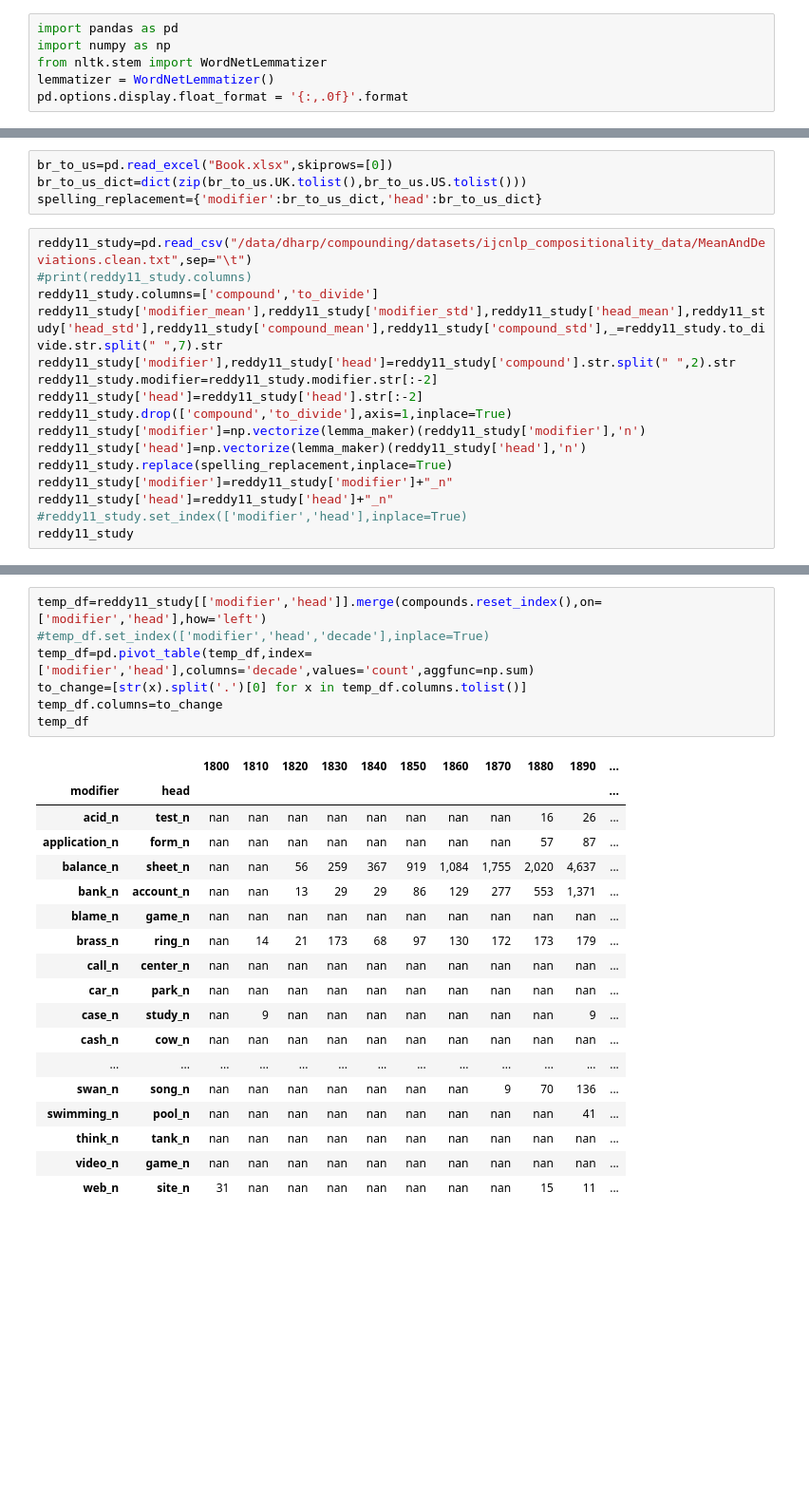
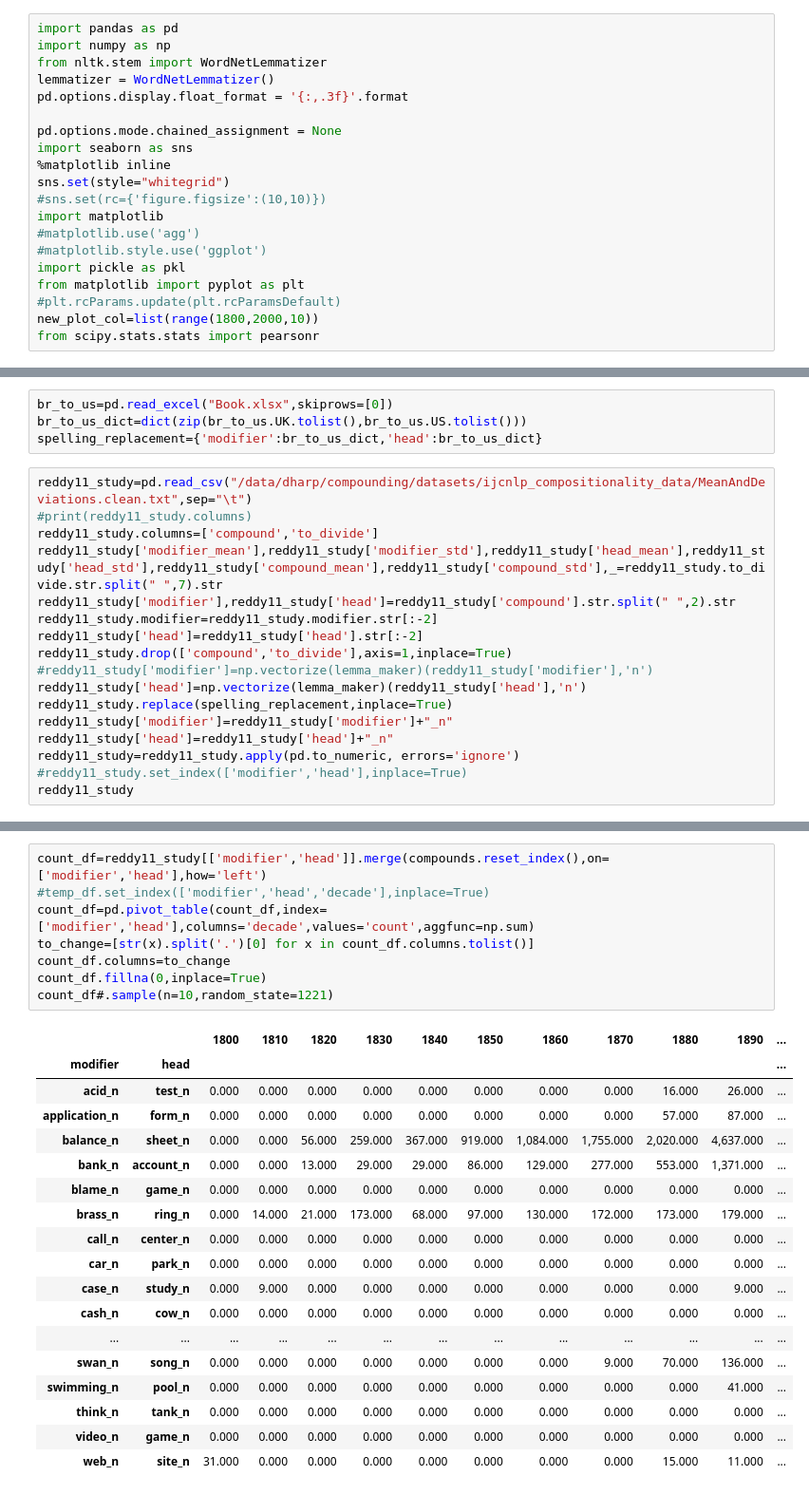
Before and after one commit to prajitdhar/Compounding, a Jupyter notebook: novel_compound_predictor/MeaningShift.ipynb, the cells around one changed output, grey strips where cells are left out. Shown at 95% size. Saved outputs shown, nothing was run; the diff lists cells and outputs as text; blank space fills up the shorter version.

Commit message:
Updated MeaningShift for CompoundCentric setting

```diff
--- a/novel_compound_predictor/MeaningShift.ipynb
+++ b/novel_compound_predictor/MeaningShift.ipynb
@@ -1,9 +1,23 @@
-# %%
-import pandas as pd
-import numpy as np
-from nltk.stem import WordNetLemmatizer
-lemmatizer = WordNetLemmatizer()
-pd.options.display.float_format = '{:,.0f}'.format
+# %%
+import pandas as pd
+import numpy as np
+from nltk.stem import WordNetLemmatizer
+lemmatizer = WordNetLemmatizer()
+pd.options.display.float_format = '{:,.3f}'.format
+
+pd.options.mode.chained_assignment = None
+import seaborn as sns
+%matplotlib inline
+sns.set(style="whitegrid")
+#sns.set(rc={'figure.figsize':(10,10)})
+import matplotlib
+#matplotlib.use('agg')
+#matplotlib.style.use('ggplot')
+import pickle as pkl
+from matplotlib import pyplot as plt
+#plt.rcParams.update(plt.rcParamsDefault)
+new_plot_col=list(range(1800,2000,10))
+from scipy.stats.stats import pearsonr
 # %%
 def lemma_maker(x, y):
     return lemmatizer.lemmatize(x,y)
@@ -20,11 +34,12 @@ reddy11_study['modifier'],reddy11_study['head']=reddy11_study['compound'].str.sp
 reddy11_study.modifier=reddy11_study.modifier.str[:-2]
 reddy11_study['head']=reddy11_study['head'].str[:-2]
 reddy11_study.drop(['compound','to_divide'],axis=1,inplace=True)
-reddy11_study['modifier']=np.vectorize(lemma_maker)(reddy11_study['modifier'],'n')
+#reddy11_study['modifier']=np.vectorize(lemma_maker)(reddy11_study['modifier'],'n')
 reddy11_study['head']=np.vectorize(lemma_maker)(reddy11_study['head'],'n')
 reddy11_study.replace(spelling_replacement,inplace=True)
 reddy11_study['modifier']=reddy11_study['modifier']+"_n"
 reddy11_study['head']=reddy11_study['head']+"_n"
+reddy11_study=reddy11_study.apply(pd.to_numeric, errors='ignore')
 #reddy11_study.set_index(['modifier','head'],inplace=True)
 reddy11_study
 # %% [output]
@@ -74,27 +112,28 @@ compounds=compounds.reindex()
 # %%
-temp_df=reddy11_study[['modifier','head']].merge(compounds.reset_index(),on=['modifier','head'],how='left')
+count_df=reddy11_study[['modifier','head']].merge(compounds.reset_index(),on=['modifier','head'],how='left')
 #temp_df.set_index(['modifier','head','decade'],inplace=True)
-temp_df=pd.pivot_table(temp_df,index=['modifier','head'],columns='decade',values='count',aggfunc=np.sum)
-to_change=[str(x).split('.')[0] for x in temp_df.columns.tolist()]
-temp_df.columns=to_change
-temp_df
+count_df=pd.pivot_table(count_df,index=['modifier','head'],columns='decade',values='count',aggfunc=np.sum)
+to_change=[str(x).split('.')[0] for x in count_df.columns.tolist()]
+count_df.columns=to_change
+count_df.fillna(0,inplace=True)
+count_df#.sample(n=10,random_state=1221)
 # %% [output]
 |  |  | 1800 | 1810 | 1820 | 1830 | 1840 | 1850 | 1860 | 1870 | 1880 | 1890 | ... |
 | modifier | head |  |  |  |  |  |  |  |  |  |  | ... |
-| acid_n | test_n | nan | nan | nan | nan | nan | nan | nan | nan | 16 | 26 | ... |
-| application_n | form_n | nan | nan | nan | nan | nan | nan | nan | nan | 57 | 87 | ... |
-| balance_n | sheet_n | nan | nan | 56 | 259 | 367 | 919 | 1,084 | 1,755 | 2,020 | 4,637 | ... |
-| bank_n | account_n | nan | nan | 13 | 29 | 29 | 86 | 129 | 277 | 553 | 1,371 | ... |
-| blame_n | game_n | nan | nan | nan | nan | nan | nan | nan | nan | nan | nan | ... |
-| brass_n | ring_n | nan | 14 | 21 | 173 | 68 | 97 | 130 | 172 | 173 | 179 | ... |
-| call_n | center_n | nan | nan | nan | nan | nan | nan | nan | nan | nan | nan | ... |
-| car_n | park_n | nan | nan | nan | nan | nan | nan | nan | nan | nan | nan | ... |
-| case_n | study_n | nan | 9 | nan | nan | nan | nan | nan | nan | nan | 9 | ... |
-| cash_n | cow_n | nan | nan | nan | nan | nan | nan | nan | nan | nan | nan | ... |
+| acid_n | test_n | 0.000 | 0.000 | 0.000 | 0.000 | 0.000 | 0.000 | 0.000 | 0.000 | 16.000 | 26.000 | ... |
+| application_n | form_n | 0.000 | 0.000 | 0.000 | 0.000 | 0.000 | 0.000 | 0.000 | 0.000 | 57.000 | 87.000 | ... |
+| balance_n | sheet_n | 0.000 | 0.000 | 56.000 | 259.000 | 367.000 | 919.000 | 1,084.000 | 1,755.000 | 2,020.000 | 4,637.000 | ... |
+| bank_n | account_n | 0.000 | 0.000 | 13.000 | 29.000 | 29.000 | 86.000 | 129.000 | 277.000 | 553.000 | 1,371.000 | ... |
+| blame_n | game_n | 0.000 | 0.000 | 0.000 | 0.000 | 0.000 | 0.000 | 0.000 | 0.000 | 0.000 | 0.000 | ... |
+| brass_n | ring_n | 0.000 | 14.000 | 21.000 | 173.000 | 68.000 | 97.000 | 130.000 | 172.000 | 173.000 | 179.000 | ... |
+| call_n | center_n | 0.000 | 0.000 | 0.000 | 0.000 | 0.000 | 0.000 | 0.000 | 0.000 | 0.000 | 0.000 | ... |
+| car_n | park_n | 0.000 | 0.000 | 0.000 | 0.000 | 0.000 | 0.000 | 0.000 | 0.000 | 0.000 | 0.000 | ... |
+| case_n | study_n | 0.000 | 9.000 | 0.000 | 0.000 | 0.000 | 0.000 | 0.000 | 0.000 | 0.000 | 9.000 | ... |
+| cash_n | cow_n | 0.000 | 0.000 | 0.000 | 0.000 | 0.000 | 0.000 | 0.000 | 0.000 | 0.000 | 0.000 | ... |
 | ... | ... | ... | ... | ... | ... | ... | ... | ... | ... | ... | ... | ... |
-| swan_n | song_n | nan | nan | nan | nan | nan | nan | nan | 9 | 70 | 136 | ... |
-| swimming_n | pool_n | nan | nan | nan | nan | nan | nan | nan | nan | nan | 41 | ... |
-| think_n | tank_n | nan | nan | nan | nan | nan | nan | nan | nan | nan | nan | ... |
-| video_n | game_n | nan | nan | nan | nan | nan | nan | nan | nan | nan | nan | ... |
-| web_n | site_n | 31 | nan | nan | nan | nan | nan | nan | nan | 15 | 11 | ... |
+| swan_n | song_n | 0.000 | 0.000 | 0.000 | 0.000 | 0.000 | 0.000 | 0.000 | 9.000 | 70.000 | 136.000 | ... |
+| swimming_n | pool_n | 0.000 | 0.000 | 0.000 | 0.000 | 0.000 | 0.000 | 0.000 | 0.000 | 0.000 | 41.000 | ... |
+| think_n | tank_n | 0.000 | 0.000 | 0.000 | 0.000 | 0.000 | 0.000 | 0.000 | 0.000 | 0.000 | 0.000 | ... |
+| video_n | game_n | 0.000 | 0.000 | 0.000 | 0.000 | 0.000 | 0.000 | 0.000 | 0.000 | 0.000 | 0.000 | ... |
+| web_n | site_n | 31.000 | 0.000 | 0.000 | 0.000 | 0.000 | 0.000 | 0.000 | 0.000 | 15.000 | 11.000 | ... |
 73 rows × 21 columns
```
Also changed, not shown: parts of 42 cells of this notebook.
